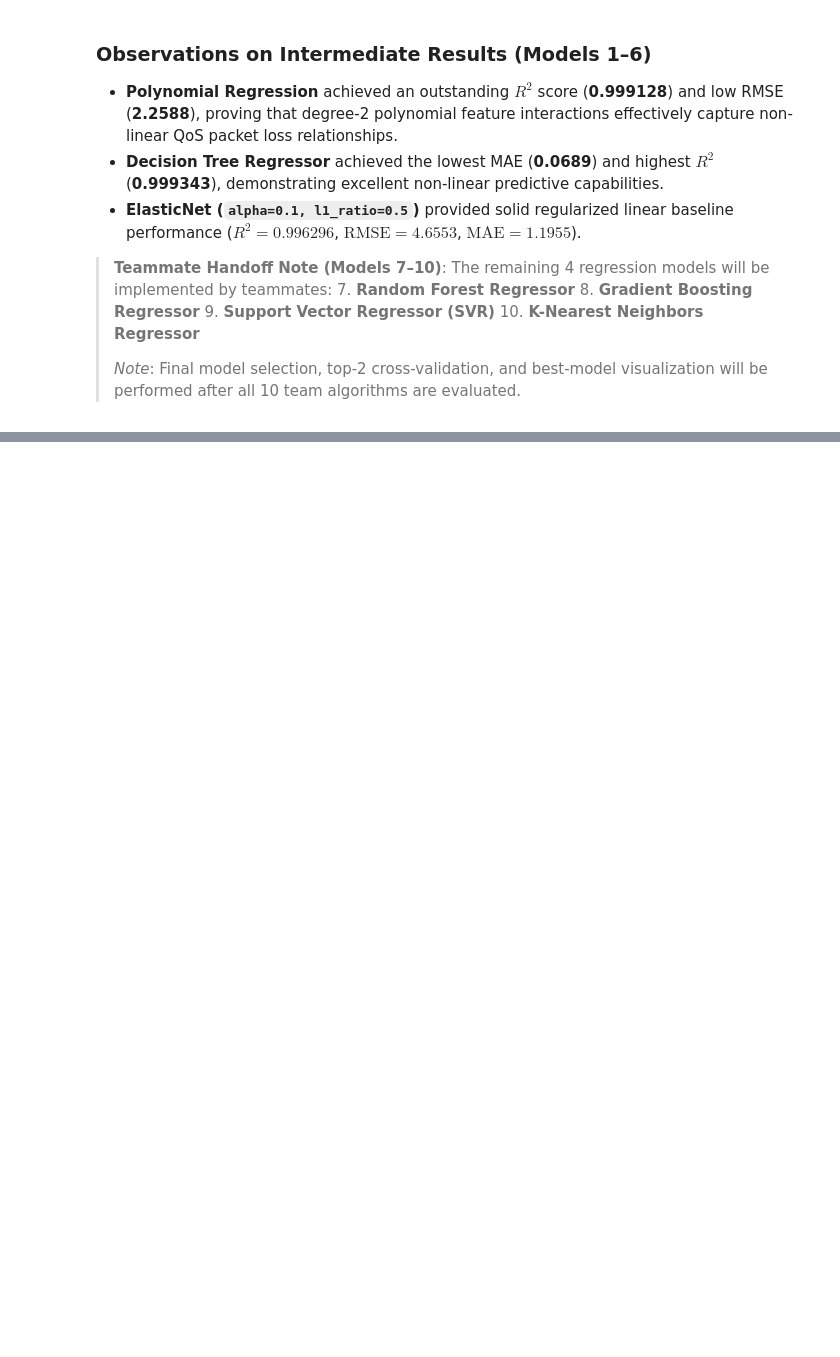
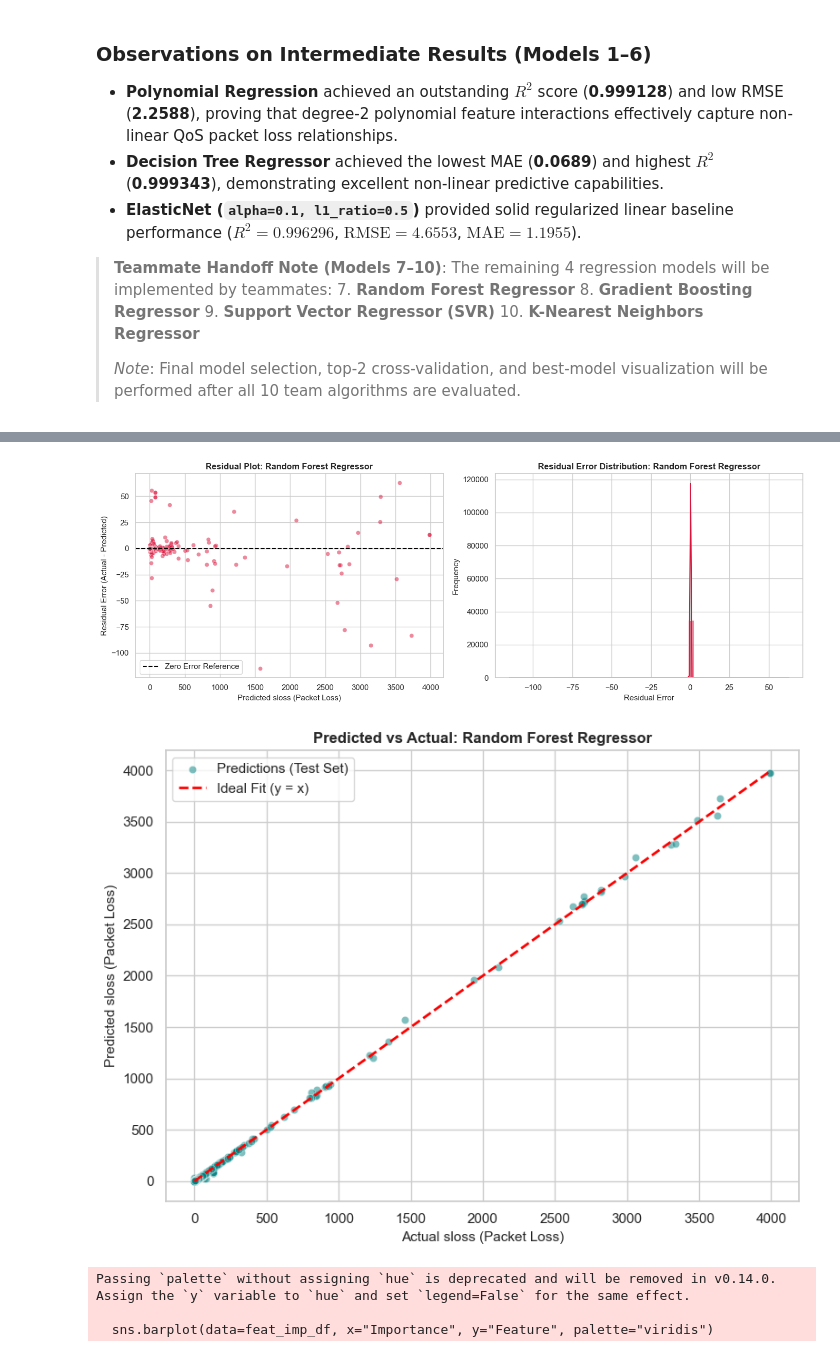
Before and after one commit to ysujith728/NetGuard-QoS-IDS, a Jupyter notebook: notebooks/regression.ipynb, the cells around one changed output, grey strips where cells are left out. Saved outputs shown, nothing was run; the diff lists cells and outputs as text; code cells hidden in the pictures; blank space fills up the shorter version.

Commit message:
feat(regression): implement Member 3 models (Random Forest, Gradient Boosting, SVR, KNN), 10-model comparison, 5-fold CV, GridSearchCV tuning, and diagnostic plots

```diff
--- a/notebooks/regression.ipynb
+++ b/notebooks/regression.ipynb
@@ -49,7 +54,7 @@ Libraries imported successfully.
 
 We load the official UNSW-NB15 training dataset stored at `data/regression/UNSW_NB15_training-set.csv`.
 # %%
-dataset_path = "../data/regression/UNSW_NB15_training-set.csv"
+dataset_path = "data/regression/UNSW_NB15_training-set.csv" if os.path.exists("data/regression/UNSW_NB15_training-set.csv") else "../data/regression/UNSW_NB15_training-set.csv"
 df = pd.read_csv(dataset_path)
 print(f"Dataset successfully loaded. Shape: {df.shape[0]} rows, {df.shape[1]} columns.")
 df.head()
@@ -501,0 +517,7 @@ intermediate_results_df
+# %%
+# Model 7: Random Forest Regressor (Ensemble Bagging)
+rf_model, rf_preds = evaluate_model(
+    "Random Forest Regressor",
+    RandomForestRegressor(n_estimators=100, random_state=42, n_jobs=-1),
+    X_train, X_test, y_train, y_test
+)
@@ -501,0 +590,9 @@ intermediate_results_df
+# %%
+# Final 10-Model Comparison Table ranked by R2 score
+results_df = pd.DataFrame(results)
+results_df = results_df.sort_values(by="R2", ascending=False).reset_index(drop=True)
+
+print("=" * 65)
+print("       FINAL REGRESSION MODEL COMPARISON (10 ALGORITHMS)")
+print("=" * 65)
+display(results_df)
@@ -501,0 +745,55 @@ intermediate_results_df
+# %%
+# Visualizations for Best Model: Random Forest Regressor
+best_model_name = results_df.iloc[0]["Model"]
+best_model_preds = rf_preds
+residuals = y_test - best_model_preds
+
+# 1. Residual Plot
+fig, axes = plt.subplots(1, 2, figsize=(14, 5))
+sns.scatterplot(x=best_model_preds, y=residuals, alpha=0.5, color="crimson", ax=axes[0])
+axes[0].axhline(0, color="black", linestyle="--", linewidth=1.5, label="Zero Error Reference")
+axes[0].set_title(f"Residual Plot: {best_model_name}", fontsize=12, fontweight="bold")
+axes[0].set_xlabel("Predicted sloss (Packet Loss)", fontsize=11)
+axes[0].set_ylabel("Residual Error (Actual - Predicted)", fontsize=11)
+axes[0].legend()
+
+sns.histplot(residuals, bins=50, kde=True, color="crimson", ax=axes[1])
+axes[1].set_title(f"Residual Error Distribution: {best_model_name}", fontsize=12, fontweight="bold")
+axes[1].set_xlabel("Residual Error", fontsize=11)
+axes[1].set_ylabel("Frequency", fontsize=11)
+plt.tight_layout()
+plt.show()
+
+# 2. Predicted vs Actual Plot
+plt.figure(figsize=(8, 6))
+sns.scatterplot(x=y_test, y=best_model_preds, alpha=0.5, color="teal", label="Predictions (Test Set)")
+min_val = min(y_test.min(), best_model_preds.min())
+max_val = max(y_test.max(), best_model_preds.max())
+plt.plot([min_val, max_val], [min_val, max_val], color="red", linestyle="--", linewidth=2, label="Ideal Fit (y = x)")
+plt.title(f"Predicted vs Actual: {best_model_name}", fontsize=12, fontweight="bold")
+plt.xlabel("Actual sloss (Packet Loss)", fontsize=11)
+plt.ylabel("Predicted sloss (Packet Loss)", fontsize=11)
+plt.legend()
+plt.tight_layout()
+plt.show()
+
+# 3. Feature Importance Plot (Tree-Based: Random Forest)
+feature_names = num_cols + list(encoder.get_feature_names_out(cat_cols))
+feat_imp_df = pd.DataFrame({
+    "Feature": feature_names,
+    "Importance": rf_model.feature_importances_
+}).sort_values(by="Importance", ascending=False).head(15)
+
+plt.figure(figsize=(10, 6))
+sns.barplot(data=feat_imp_df, x="Importance", y="Feature", palette="viridis")
+plt.title(f"Top 15 Feature Importances: {best_model_name}", fontsize=12, fontweight="bold")
+plt.xlabel("Gini Importance Score", fontsize=11)
+plt.ylabel("Predictor Feature", fontsize=11)
+plt.tight_layout()
+plt.show()
+# %% [output]
+[figure, added]
+[figure, added]
+Passing `palette` without assigning `hue` is deprecated and will be removed in v0.14.0. Assign the `y` variable to `hue` and set `legend=False` for the same effect.
+
+  sns.barplot(data=feat_imp_df, x="Importance", y="Feature", palette="viridis")
```
Also changed, not shown: parts of 24 cells of this notebook.
